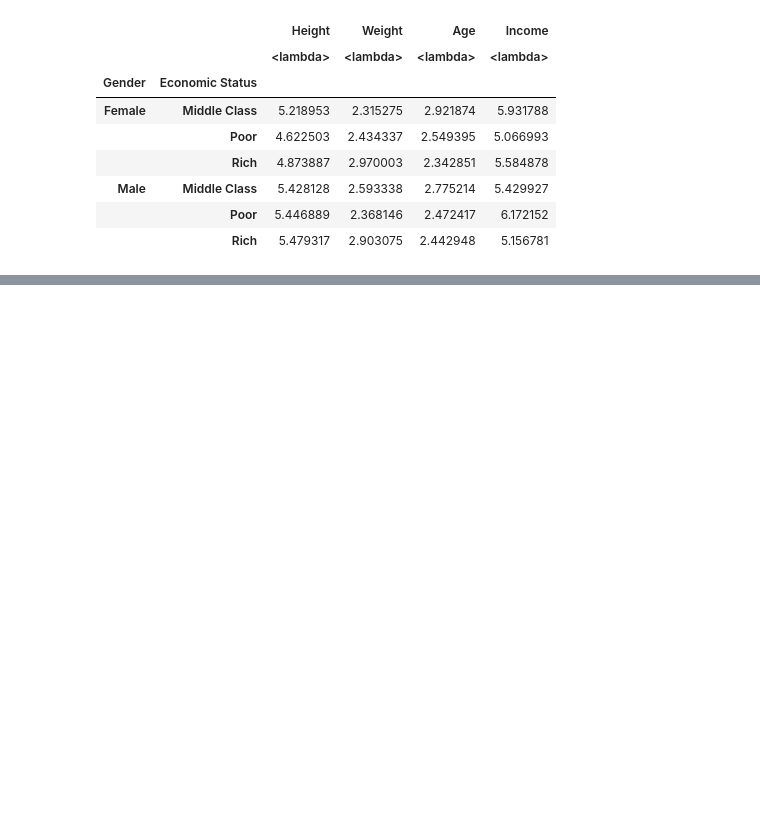
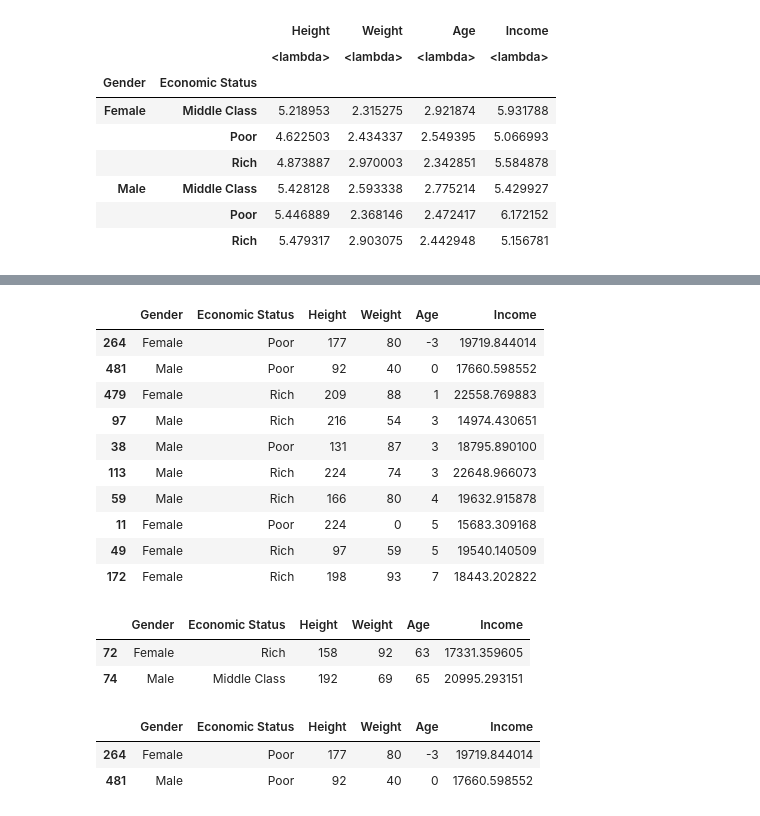
Before and after one commit to diego19508/python-ml-course, a Jupyter notebook: Course/T2 - 3 - Data Cleaning - Agrupacion de datos.ipynb, the cells around one changed output, grey strips where cells are left out. Cells and saved outputs as stored; diff of their text form; code cells hidden in the pictures; blank space fills up the shorter version.

```diff
--- a/Course/T2 - 3 - Data Cleaning - Agrupacion de datos.ipynb
+++ b/Course/T2 - 3 - Data Cleaning - Agrupacion de datos.ipynb
@@ -257,0 +383,28 @@ double_group.aggregate([lambda x: np.mean(x)/np.std(x)])
+# %%
+age_grouped = data_sorted.groupby("Gender")
+# %%
+age_grouped.head()
+# %% [output]
+|  | Gender | Economic Status | Height | Weight | Age | Income |
+| 264 | Female | Poor | 177 | 80 | -3 | 19719.844014 |
+| 481 | Male | Poor | 92 | 40 | 0 | 17660.598552 |
+| 479 | Female | Rich | 209 | 88 | 1 | 22558.769883 |
+| 97 | Male | Rich | 216 | 54 | 3 | 14974.430651 |
+| 38 | Male | Poor | 131 | 87 | 3 | 18795.890100 |
+| 113 | Male | Rich | 224 | 74 | 3 | 22648.966073 |
+| 59 | Male | Rich | 166 | 80 | 4 | 19632.915878 |
+| 11 | Female | Poor | 224 | 0 | 5 | 15683.309168 |
+| 49 | Female | Rich | 97 | 59 | 5 | 19540.140509 |
+| 172 | Female | Rich | 198 | 93 | 7 | 18443.202822 |
+# %%
+age_grouped.tail(1)
+# %% [output]
+|  | Gender | Economic Status | Height | Weight | Age | Income |
+| 72 | Female | Rich | 158 | 92 | 63 | 17331.359605 |
+| 74 | Male | Middle Class | 192 | 69 | 65 | 20995.293151 |
+# %%
+age_grouped.head(1)
+# %% [output]
+|  | Gender | Economic Status | Height | Weight | Age | Income |
+| 264 | Female | Poor | 177 | 80 | -3 | 19719.844014 |
+| 481 | Male | Poor | 92 | 40 | 0 | 17660.598552 |
```
Also changed, not shown: parts of 17 cells of this notebook.
